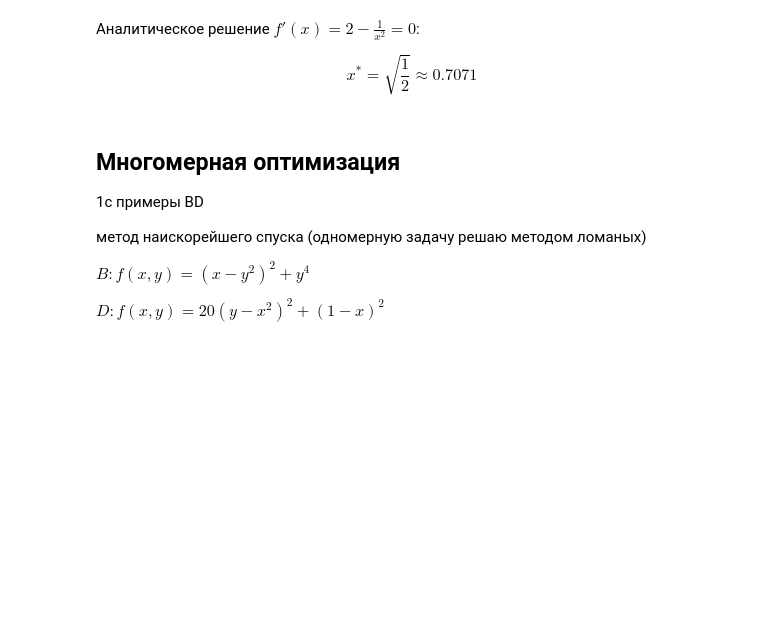
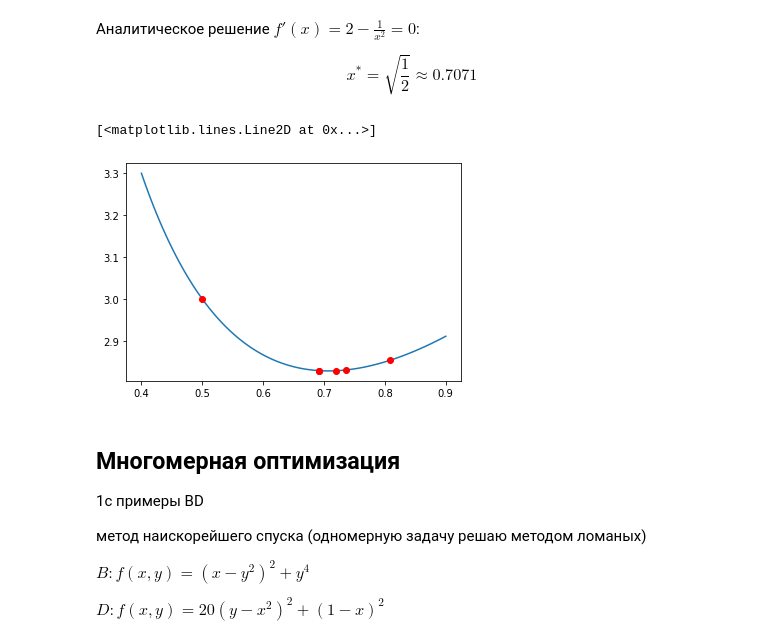
Before and after one commit to vsnaMary/Optimization, a Jupyter notebook: золотое сечение, градиентный спуск.ipynb, the cells around one changed output. Cells and saved outputs as stored; diff of their text form; code cells hidden in the pictures; blank space fills up the shorter version.

```diff
--- a/золотое сечение, градиентный спуск.ipynb
+++ b/золотое сечение, градиентный спуск.ipynb
@@ -18,6 +18,7 @@ def f(x):
     return 2*x + 1/x
 # %%
 def golden_ratio_search(a, b, f, e):
+    points = [(a+b)/2]
     Gr = (math.sqrt(5) + 1)/2
     while abs(b - a) > e :
         x1 = b - (b - a)/Gr
@@ -26,12 +27,13 @@ def golden_ratio_search(a, b, f, e):
             b = x2
         else:
             a = x1
-    return (b + a) / 2
+        points.append((a+b)/2)
+    return (b + a) / 2 ,points
 # %%
 a = 0
 b = 1
 e = 0.1
-x_min = golden_ratio_search(a, b, f, e)
+x_min, points = golden_ratio_search(a, b, f, e)
 f_min = f(x_min)
 print('x_min =', x_min)
 print('f_min =', f_min)
@@ -42,6 +44,17 @@ f_min = 2.8288106108476594
 Аналитическое решение $f'(x) = 2 -\frac{1}{x^2} = 0$:
 
  $$ x^* = \sqrt{\frac{1}{2}} \approx 0.7071$$
+# %%
+import matplotlib.pyplot as plt
+
+xs_draw = np.linspace(0.4, 0.9, num=100)
+ys_draw = f(xs_draw)
+
+plt.plot(xs_draw, ys_draw)
+plt.plot(points, [f(p) for p in points], 'ro')
+# %% [output]
+[<matplotlib.lines.Line2D at 0x...>]
+[figure, added]
 # %% [markdown]
 ## Многомерная оптимизация
 
```
